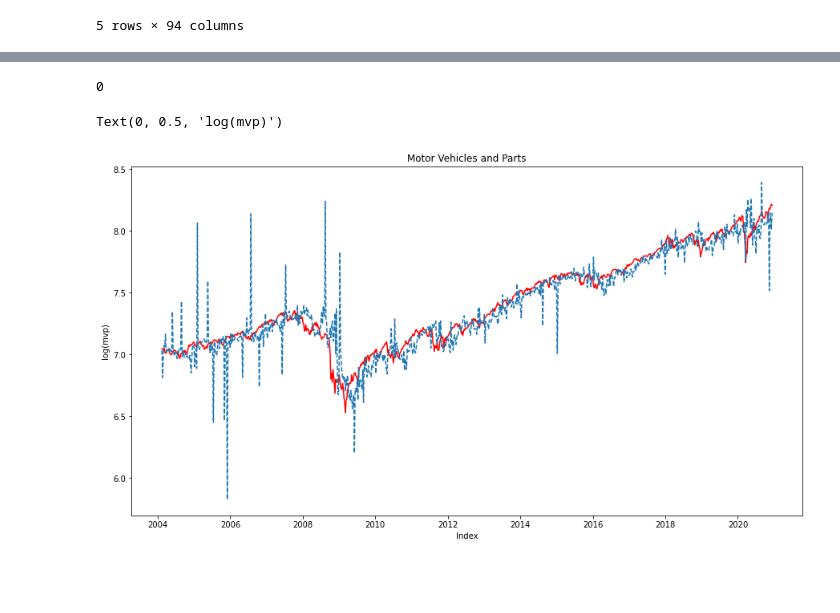
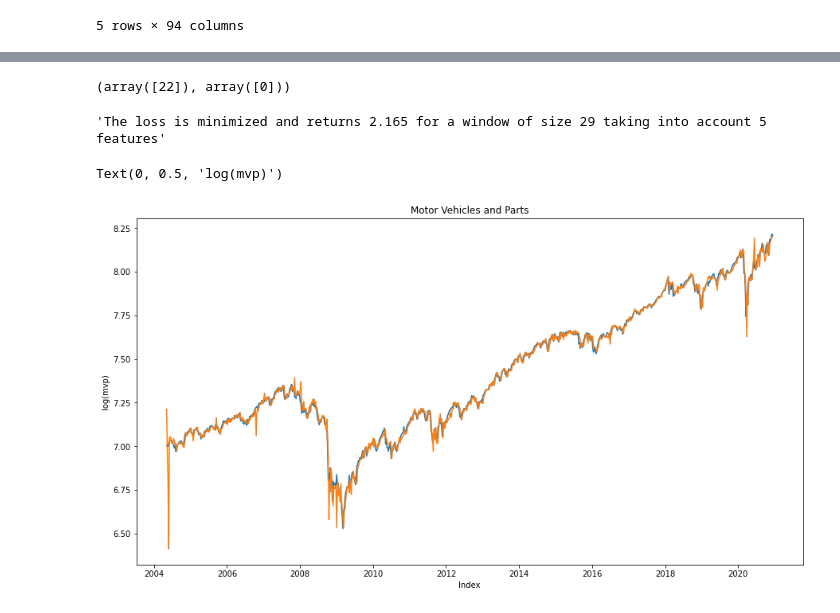
Before and after one commit to epfl-ada/ada-2020-project-milestone-p3-p3_adache, a Jupyter notebook: project.ipynb, the cells around one changed output, grey strips where cells are left out. Drawn from its saved outputs; the diff is of its cells as text; code cells hidden in the pictures; blank space fills up the shorter version.

```diff
--- a/project.ipynb
+++ b/project.ipynb
@@ -543,7 +543,7 @@ for i, w in enumerate(windows):
         fs.fit(X, y)
         X_new = fs.transform(X)
 
-        y_test, y_hat = predict(X, y, w)
+        y_test, y_hat = predict(X_new, y, w)
 
         mae = sklearn.metrics.mean_absolute_error(y_test,y_hat)*100
         grid[i, j] = mae
@@ -595,4 +572,0 @@ for i in dic_predictions_per_nb_features.keys():
-# %%
-np.argmin(maes)
-# %% [output]
-0
@@ -601,12 +573,30 @@ y_tests, y_hats = predict(X, y)
+# %%
+np.where(grid == grid.min())
+# %% [output]
+(array([22]), array([0]))
+# %%
+window_idx, features_idx = np.where(grid == grid.min())
+
+'The loss is minimized and returns {:.3f} for a window of size {} taking into account {} features'.format(np.min(grid), windows[window_idx[0]], nb_features[features_idx[0]])
+# %% [output]
+'The loss is minimized and returns 2.165 for a window of size 29 taking into account 5 features'
+# %%
+fs = SelectKBest(score_func=f_regression, k=5)
+fs.fit(X, y)
+X_new = fs.transform(X)
+
+y_test, y_hat = predict(X_new, y, 29)
+
+mae = sklearn.metrics.mean_absolute_error(y_test,y_hat)*100
 # %%
 fig, ax = plt.subplots(figsize=(15,8))
 
-ax.plot(data.index[-len(y_tests):], y_tests, linestyle='solid', label='Actual', c='red')
-ax.plot(data.index[-len(y_tests):], y_hats, linestyle='dashed', label='Base')
+ax.plot(data.index[-len(y_test):], y_test, linestyle='solid', label='Actual')
+ax.plot(data.index[-len(y_test):], y_hat, linestyle='solid', label='Base')
 
 ax.set_title('Motor Vehicles and Parts')
 ax.set_xlabel("Index")
 ax.set_ylabel("log(mvp)")
 # %% [output]
 Text(0, 0.5, 'log(mvp)')
-[figure, old version]
+[figure, new version]
```
Also changed, not shown: parts of 5 cells of this notebook.
